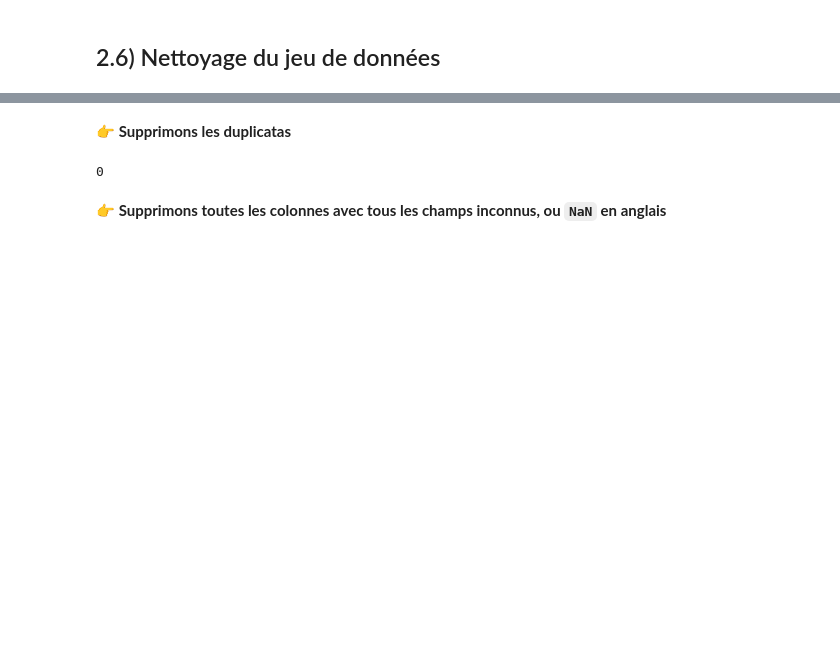
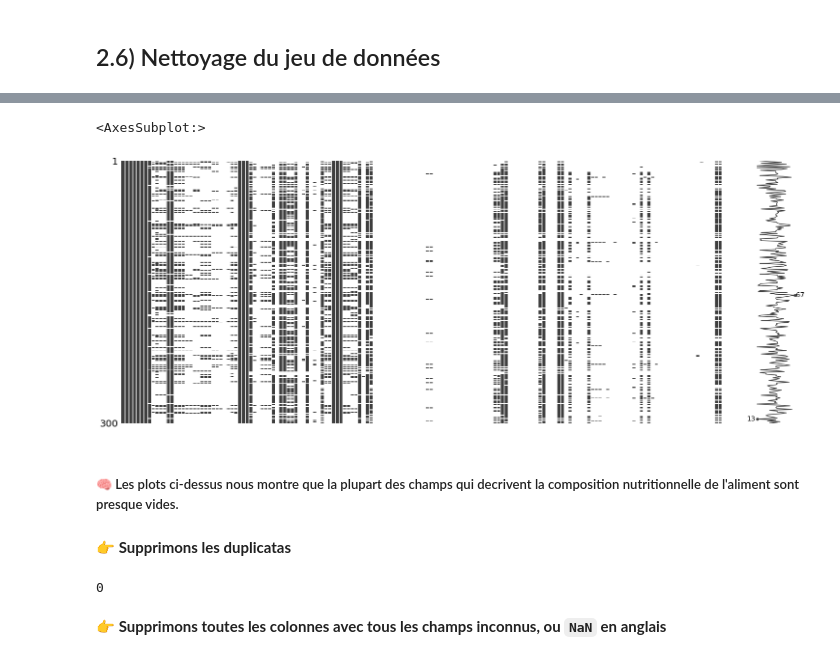
Before and after one commit to SowMobo/app_p1Sante, a Jupyter notebook: p1Sante_01_nootebookNettoyage.ipynb, the cells around one changed output, grey strips where cells are left out. Cells and saved outputs as stored; diff of their text form; code cells hidden in the pictures; blank space fills up the shorter version.

```diff
--- a/p1Sante_01_nootebookNettoyage.ipynb
+++ b/p1Sante_01_nootebookNettoyage.ipynb
@@ -152,3 +235,10 @@ Les 162 champs sont repartis sur quatre catégaries:
+# %%
+msno.matrix(df_foods.sample(300))
+# %% [output]
+<AxesSubplot:>
+[figure, added]
+# %% [markdown]
+##### 🧠 Les plots ci-dessus nous montre que la plupart des champs qui decrivent la composition nutritionnelle de l'aliment sont presque vides. ####
 # %% [markdown]
 **👉 Supprimons les duplicatas**
 # %%
```
Also changed, not shown: parts of 45 cells of this notebook, 1 other file.
